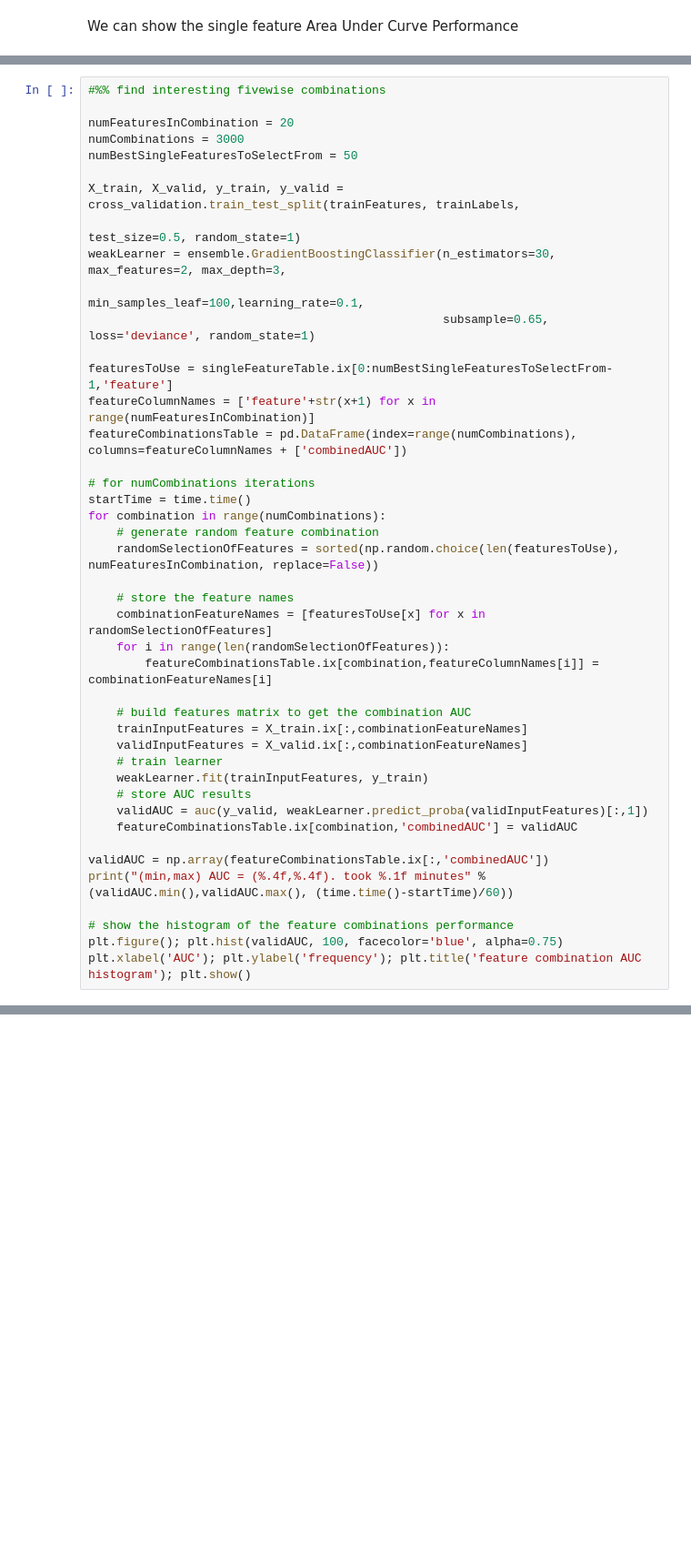
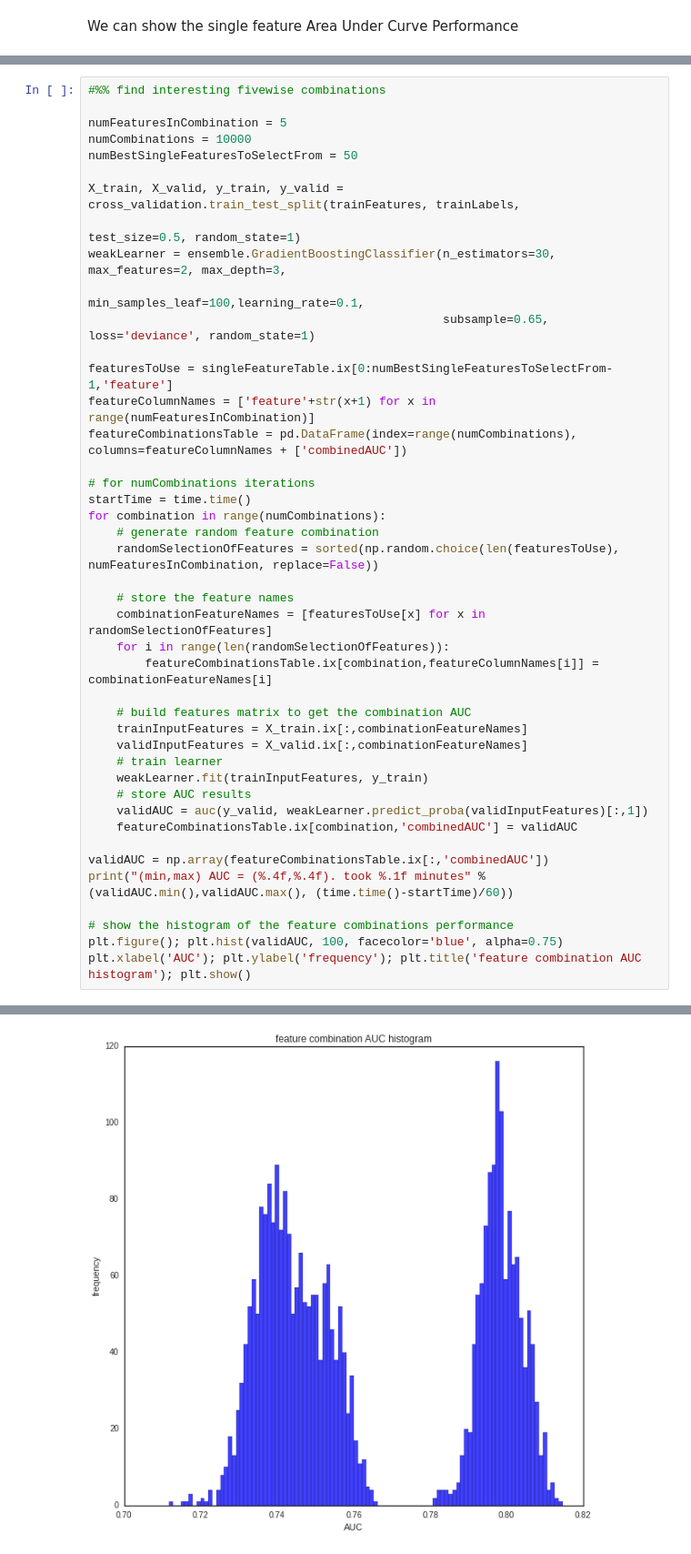
Before and after one commit to Maesh/santander-kaggle, a Jupyter notebook: Data Notebook.ipynb, the cells around one changed output, grey strips where cells are left out. Shown at 91% size. Saved outputs shown, nothing was run; the diff lists cells and outputs as text; blank space fills up the shorter version.

```diff
--- a/Data Notebook.ipynb
+++ b/Data Notebook.ipynb
@@ -463,8 +463,8 @@ singleFeatureTable.ix[:15,:]
 # %%
 #%% find interesting fivewise combinations
 
-numFeaturesInCombination = 20
-numCombinations = 3000
+numFeaturesInCombination = 5
+numCombinations = 10000
 numBestSingleFeaturesToSelectFrom = 50
 
 X_train, X_valid, y_train, y_valid = cross_validation.train_test_split(trainFeatures, trainLabels,
@@ -503,3 +503,4 @@ print("(min,max) AUC = (%.4f,%.4f). took %.1f minutes" % (validAUC.min(),validAU
 # show the histogram of the feature combinations performance
 plt.figure(); plt.hist(validAUC, 100, facecolor='blue', alpha=0.75)
 plt.xlabel('AUC'); plt.ylabel('frequency'); plt.title('feature combination AUC histogram'); plt.show()
+# %% [output]
@@ -506,3 +508,4 @@ plt.xlabel('AUC'); plt.ylabel('frequency'); plt.title('feature combination AUC h
+[figure, added]
 # %%
 #%% sort according to combination AUC and look at the table
 
```
Also changed, not shown: parts of 9 cells of this notebook, 2 other files.
